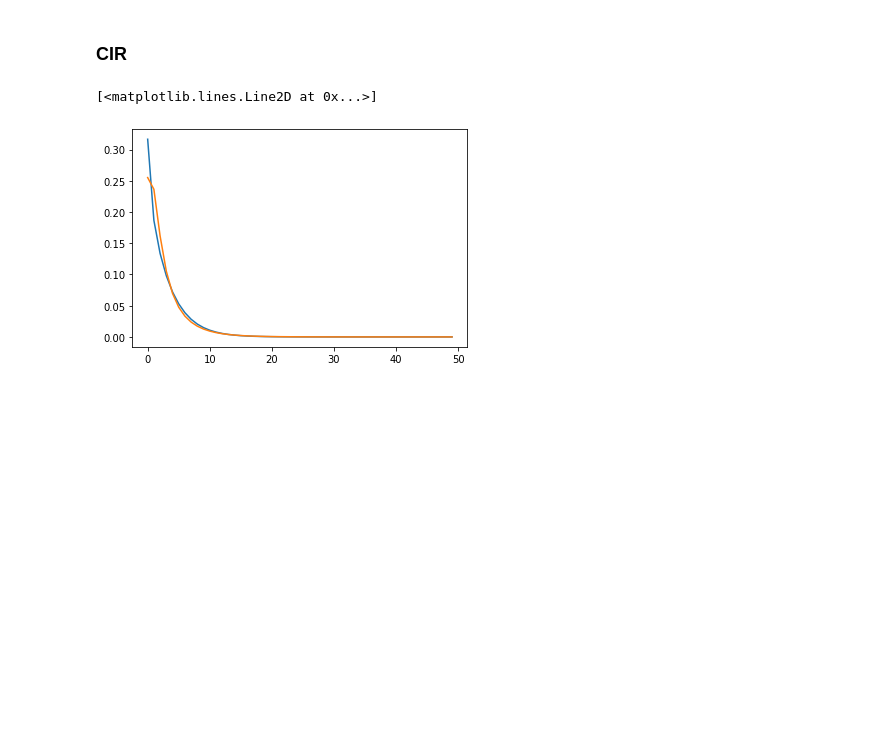
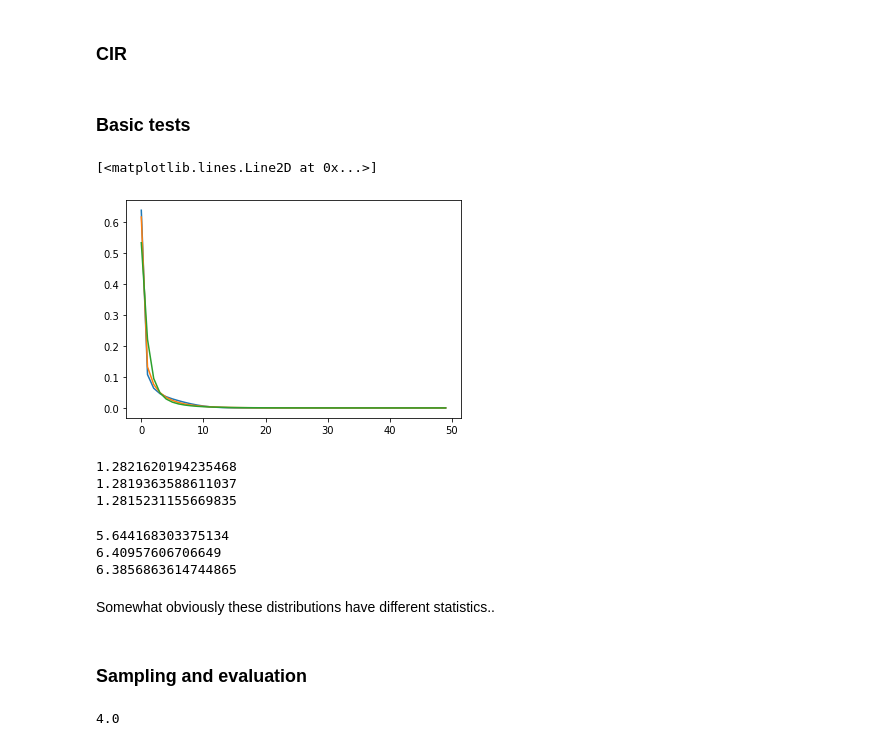
Before and after one commit to pachterlab/GVP_2023, a Jupyter notebook: gg230123_modelfit.ipynb, the cells around one changed output. Saved outputs shown, nothing was run; the diff lists cells and outputs as text; code cells hidden in the pictures; blank space fills up the shorter version.

```diff
--- a/gg230123_modelfit.ipynb
+++ b/gg230123_modelfit.ipynb
@@ -43,5 +7,0 @@ def encode_xy_sde_1d(a, kappa, theta,beta):
-# %%
-a = 1
-kappa = 2
-theta = 10
-beta = 0.1
@@ -265,7 +253,3 @@ class GOUModel():
         params = beta, gamma, a, kappa, theta
         Pss = self.get_GOU_2sp(mx, params)
         return Pss
-# %%
-a = kon
-kappa = kon+koff
-theta = koff*kinit/kappa
@@ -364 +335,15 @@ theta = 6
+# %% [markdown]
+### Basic tests
+# %%
+kon = 0.2
+koff = 1.1
+kinit = 10
+beta = 1.2
+gamma = 0.7
+mx = [50,1]
+x = np.arange(mx[0])
+# %%
+kappa = kon+koff
+a = kon
+theta = kinit
 # %%
@@ -367,8 +354,29 @@ Pss_gou = gou_model.get_Pss(a,kappa,theta,beta,gamma,mx)
 cir_model = CIRModel()
 Pss_cir = cir_model.get_Pss(a,kappa,theta,beta,gamma,mx)
 # %%
+plt.plot(Pss_tele)
 plt.plot(Pss_gou)
 plt.plot(Pss_cir)
 # %% [output]
 [<matplotlib.lines.Line2D at 0x...>]
-[figure, old version]
+[figure, new version]
+# %%
+print((Pss_tele.sum(1)*x).sum())
+print((Pss_gou.sum(1)*x).sum())
+print((Pss_cir.sum(1)*x).sum())
+# %% [output]
+1.2821620194235468
+1.2819363588611037
+1.2815231155669835
+# %%
+print((Pss_tele.sum(1)*x**2).sum() - (Pss_tele.sum(1)*x).sum()**2)
+print((Pss_gou.sum(1)*x**2).sum() - (Pss_gou.sum(1)*x).sum()**2)
+print((Pss_cir.sum(1)*x**2).sum() - (Pss_cir.sum(1)*x).sum()**2)
+# %% [output]
+5.644168303375134
+6.40957606706649
+6.3856863614744865
+# %% [markdown]
+Somewhat obviously these distributions have different statistics..
+# %% [markdown]
+### Sampling and evaluation
@@ -374,0 +428,4 @@ plt.plot(Pss_cir)
+# %%
+K_avg
+# %% [output]
+4.0
```
Also changed, not shown: parts of 37 cells of this notebook.
